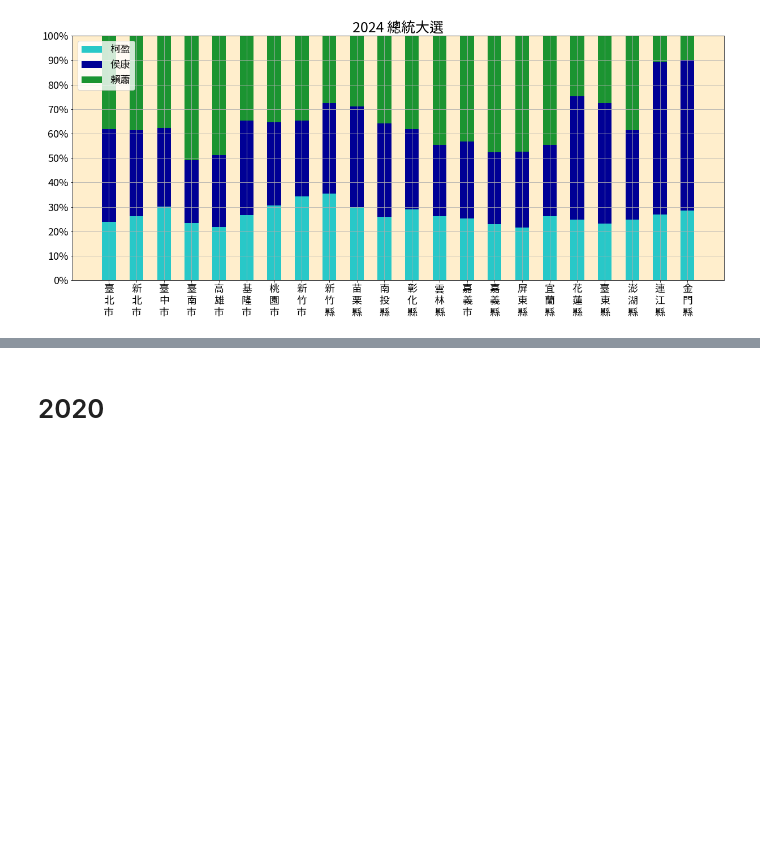
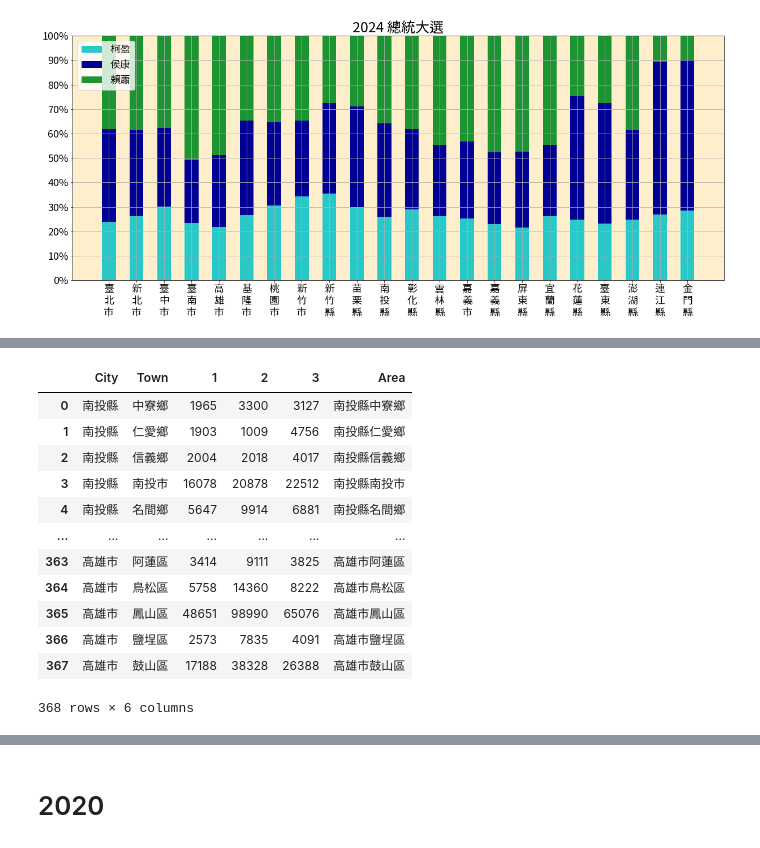
Before and after one commit to sppool/2024-President-election, a Jupyter notebook: 2024 總統票.ipynb, the cells around one changed output, grey strips where cells are left out. Drawn from its saved outputs; the diff is of its cells as text; code cells hidden in the pictures; blank space fills up the shorter version.

```diff
--- a/2024 總統票.ipynb
+++ b/2024 總統票.ipynb
@@ -100,0 +122,18 @@ plt.legend(loc=2, fontsize=18)
+# %%
+presient_town = Presient2024.iloc[:, 1:4].groupby(['City', 'Town']).sum().reset_index()
+presient_town['Area'] = presient_town.City.str[:] + presient_town.Town.str[1:]
+presient_town
+# %% [output]
+|  | City | Town | 1 | 2 | 3 | Area |
+| 0 | 南投縣 | 中寮鄉 | 1965 | 3300 | 3127 | 南投縣中寮鄉 |
+| 1 | 南投縣 | 仁愛鄉 | 1903 | 1009 | 4756 | 南投縣仁愛鄉 |
+| 2 | 南投縣 | 信義鄉 | 2004 | 2018 | 4017 | 南投縣信義鄉 |
+| 3 | 南投縣 | 南投市 | 16078 | 20878 | 22512 | 南投縣南投市 |
+| 4 | 南投縣 | 名間鄉 | 5647 | 9914 | 6881 | 南投縣名間鄉 |
+| ... | ... | ... | ... | ... | ... | ... |
+| 363 | 高雄市 | 阿蓮區 | 3414 | 9111 | 3825 | 高雄市阿蓮區 |
+| 364 | 高雄市 | 鳥松區 | 5758 | 14360 | 8222 | 高雄市鳥松區 |
+| 365 | 高雄市 | 鳳山區 | 48651 | 98990 | 65076 | 高雄市鳳山區 |
+| 366 | 高雄市 | 鹽埕區 | 2573 | 7835 | 4091 | 高雄市鹽埕區 |
+| 367 | 高雄市 | 鼓山區 | 17188 | 38328 | 26388 | 高雄市鼓山區 |
+368 rows × 6 columns
```
Also changed, not shown: parts of 6 cells of this notebook, 17 other files.
